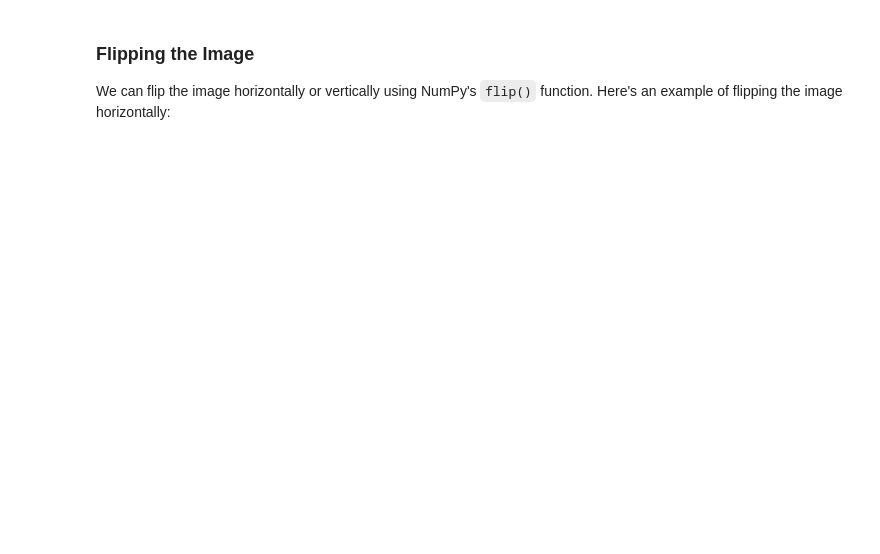
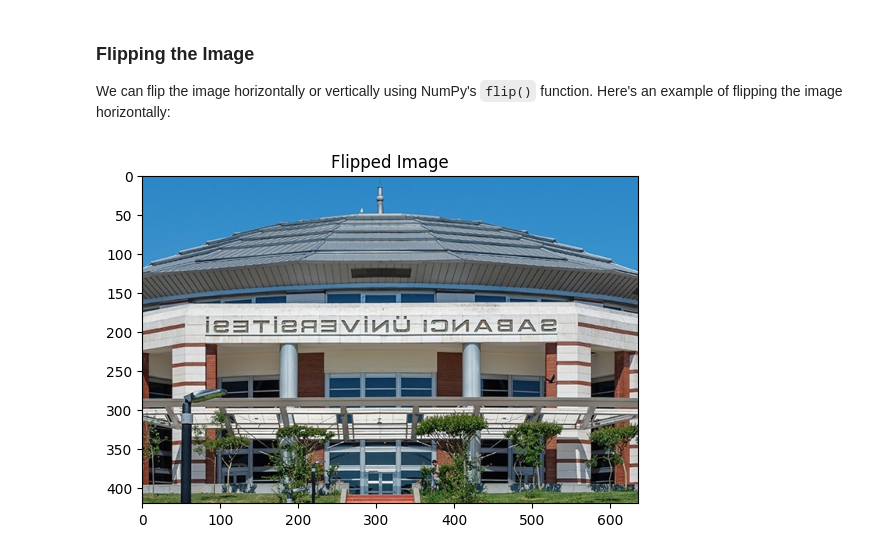
Before and after one commit to KouroshKSH/Tutorials, a Jupyter notebook: NumPy/image_processing_numpy.ipynb, the cells around one changed output. Cells and saved outputs as stored; diff of their text form; code cells hidden in the pictures; blank space fills up the shorter version.

```diff
--- a/NumPy/image_processing_numpy.ipynb
+++ b/NumPy/image_processing_numpy.ipynb
@@ -109,5 +122,11 @@ We can flip the image horizontally or vertically using NumPy's `flip()` function
 # %%
 # Flip the image horizontally by reversing the order of the columns in the image
 # The rows of the image are not changed.
 flipped_image = np.flip(image, axis = 1)
+plt.imshow(flipped_image)
+plt.axis('on')
+plt.title('Flipped Image')
+plt.show()
+# %% [output]
+[figure, added]
 # %% [markdown]
```
Also changed, not shown: parts of 14 cells of this notebook.
